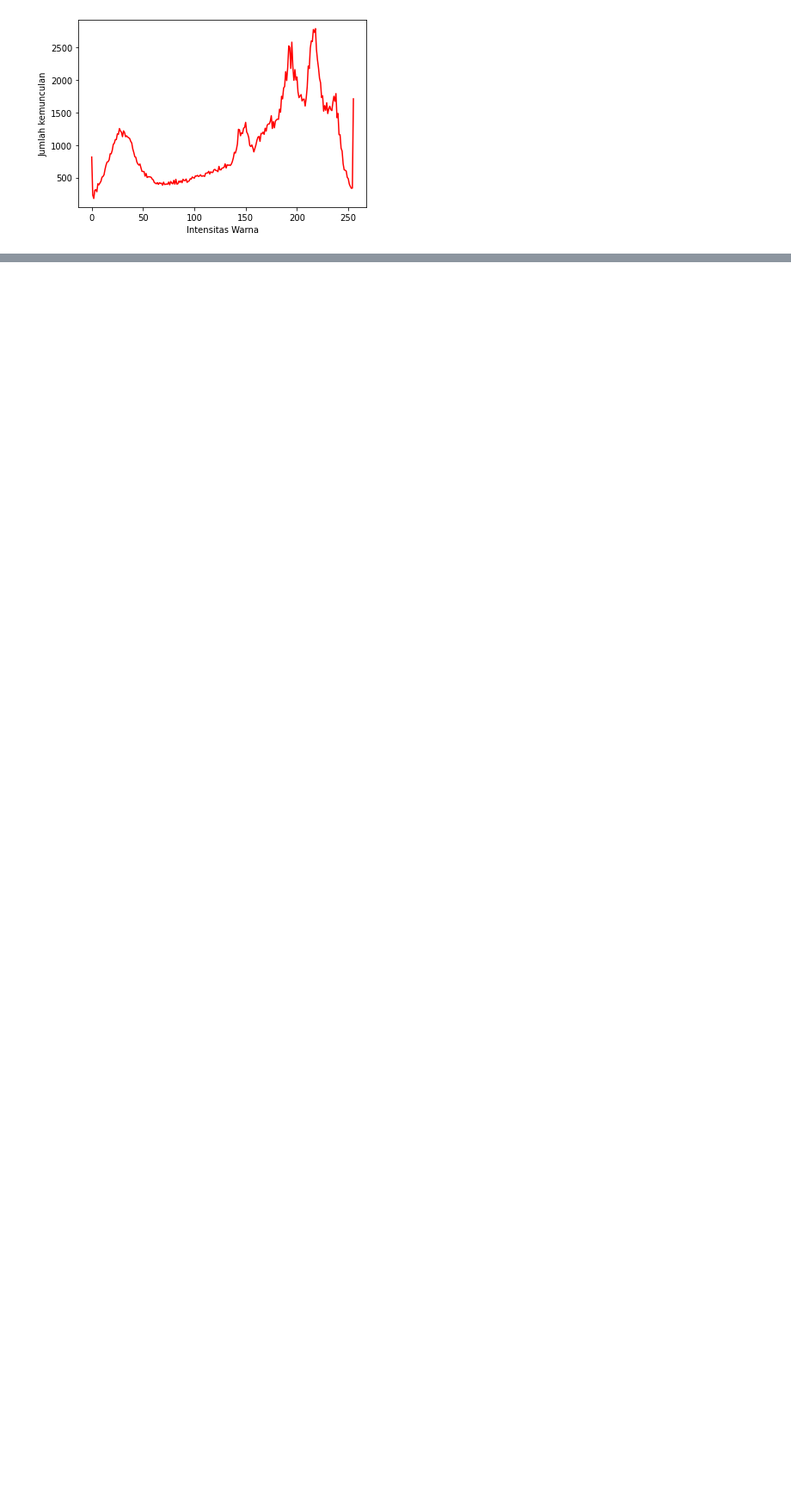
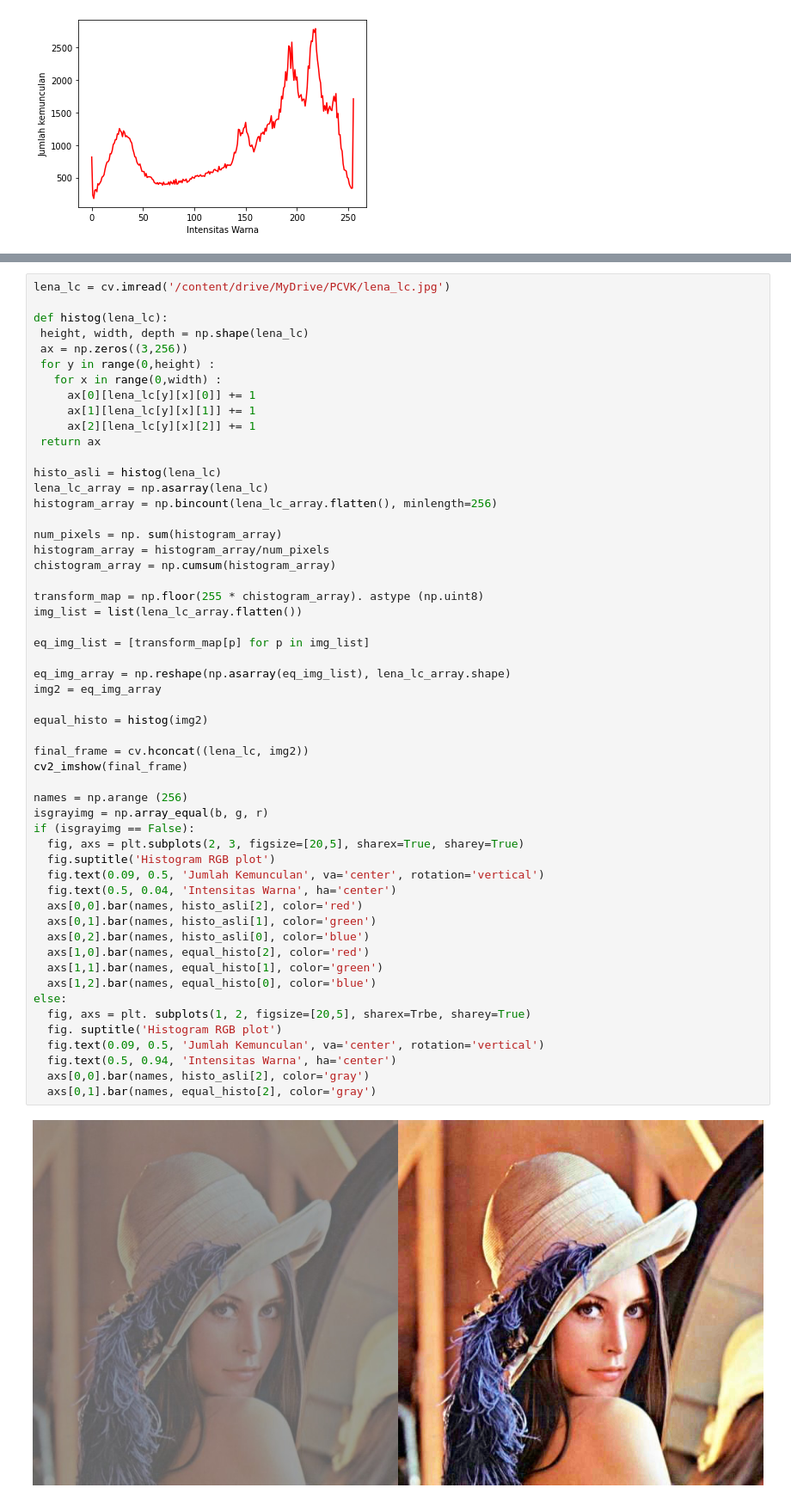
Before and after one commit to b-bella99/PCVK_Genap_2021, a Jupyter notebook: Week6.ipynb, the cells around one changed output, grey strips where cells are left out. Shown at 86% size. Saved outputs shown, nothing was run; the diff lists cells and outputs as text; blank space fills up the shorter version.

```diff
--- a/Week6.ipynb
+++ b/Week6.ipynb
@@ -75,0 +78,56 @@ for channel_id, c in zip(channel_ids, colors):
+# %%
+lena_lc = cv.imread('/content/drive/MyDrive/PCVK/lena_lc.jpg')
+
+def histog(lena_lc):
+ height, width, depth = np.shape(lena_lc)
+ ax = np.zeros((3,256))
+ for y in range(0,height) :
+   for x in range(0,width) :
+     ax[0][lena_lc[y][x][0]] += 1
+     ax[1][lena_lc[y][x][1]] += 1
+     ax[2][lena_lc[y][x][2]] += 1
+ return ax
+
+histo_asli = histog(lena_lc)
+lena_lc_array = np.asarray(lena_lc)
+histogram_array = np.bincount(lena_lc_array.flatten(), minlength=256)
+
+num_pixels = np. sum(histogram_array)
+histogram_array = histogram_array/num_pixels
+chistogram_array = np.cumsum(histogram_array)
+
+transform_map = np.floor(255 * chistogram_array). astype (np.uint8)
+img_list = list(lena_lc_array.flatten())
+
+eq_img_list = [transform_map[p] for p in img_list]
+
+eq_img_array = np.reshape(np.asarray(eq_img_list), lena_lc_array.shape)
+img2 = eq_img_array
+
+equal_histo = histog(img2)
+
+final_frame = cv.hconcat((lena_lc, img2))
+cv2_imshow(final_frame)
+
+names = np.arange (256)
+isgrayimg = np.array_equal(b, g, r)
+if (isgrayimg == False):
+  fig, axs = plt.subplots(2, 3, figsize=[20,5], sharex=True, sharey=True)
+  fig.suptitle('Histogram RGB plot')
+  fig.text(0.09, 0.5, 'Jumlah Kemunculan', va='center', rotation='vertical')
+  fig.text(0.5, 0.04, 'Intensitas Warna', ha='center')
+  axs[0,0].bar(names, histo_asli[2], color='red')
+  axs[0,1].bar(names, histo_asli[1], color='green')
+  axs[0,2].bar(names, histo_asli[0], color='blue')
+  axs[1,0].bar(names, equal_histo[2], color='red')
+  axs[1,1].bar(names, equal_histo[1], color='green')
+  axs[1,2].bar(names, equal_histo[0], color='blue')
+else:
+  fig, axs = plt. subplots(1, 2, figsize=[20,5], sharex=Trbe, sharey=True)
+  fig. suptitle('Histogram RGB plot')
+  fig.text(0.09, 0.5, 'Jumlah Kemunculan', va='center', rotation='vertical')
+  fig.text(0.5, 0.94, 'Intensitas Warna', ha='center')
+  axs[0,0].bar(names, histo_asli[2], color='gray')
+  axs[0,1].bar(names, equal_histo[2], color='gray')
+# %% [output]
+[figure, added]
```
Also changed, not shown: parts of 7 cells of this notebook.
